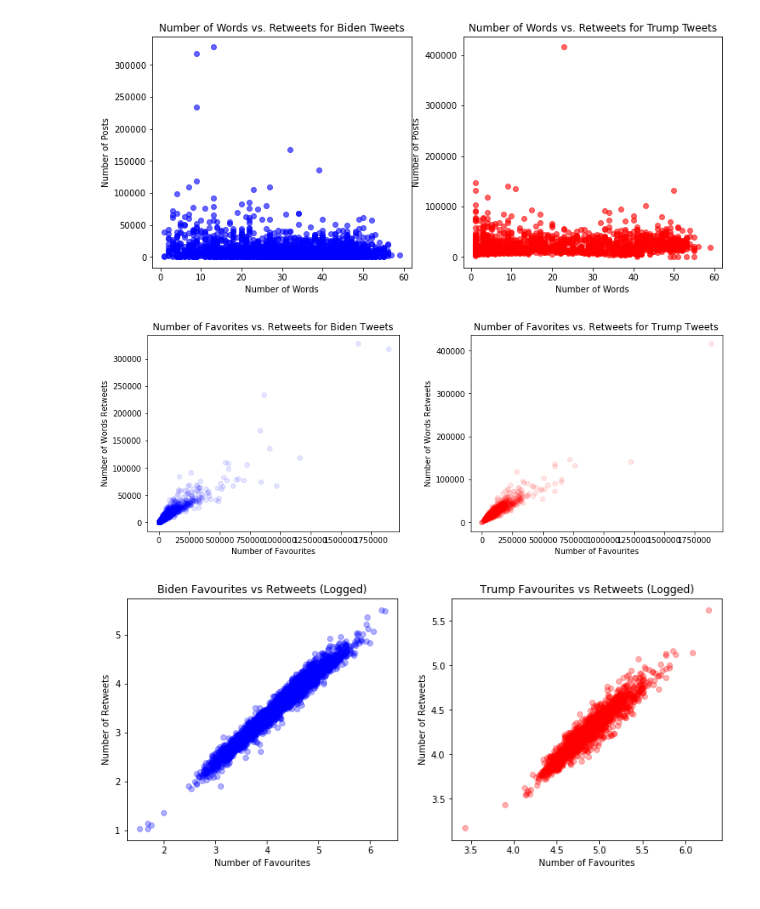
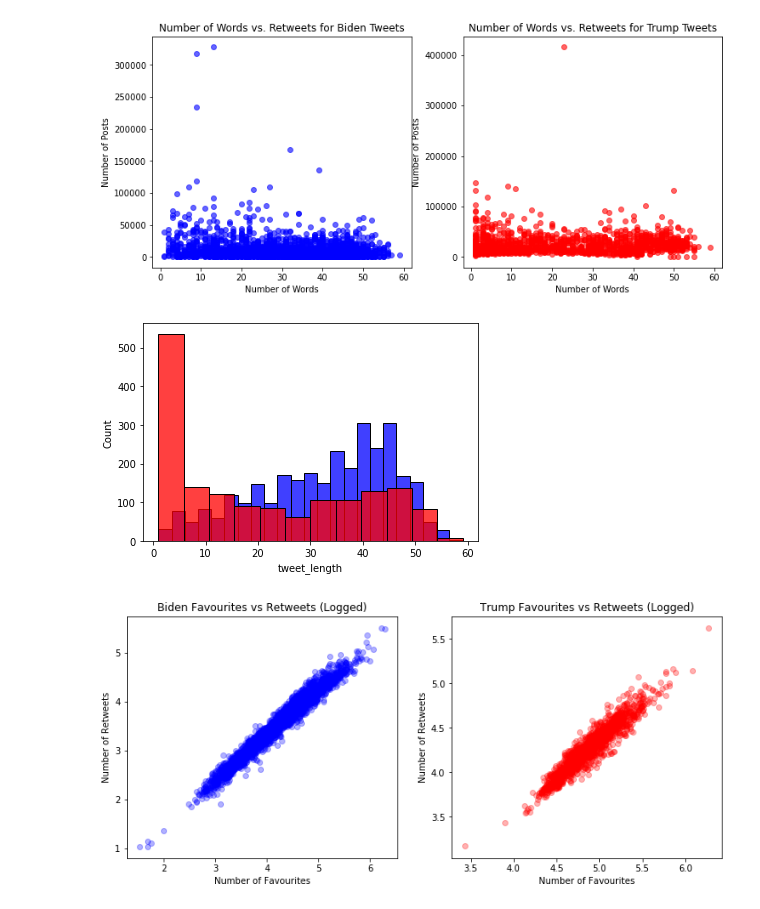
Before and after one commit to sunil-2000/Twitter-Data-Science-Project, a Jupyter notebook: phase4 FINAL (TAs Grade This).ipynb, the cells around one changed output. Drawn from its saved outputs; the diff is of its cells as text; code cells hidden in the pictures.

```diff
--- a/phase4 FINAL (TAs Grade This).ipynb
+++ b/phase4 FINAL (TAs Grade This).ipynb
@@ -518,22 +520,26 @@ plt.show()
 # %%
 # Number of Favorites vs. Retweets <- only keep log version
 
 # fig, (ax1, ax2) = plt.subplots(1, 2, figsize=(12, 5))
 
 # ax1.scatter(x = 'favourite', y = 'retweets', data = biden, alpha = 0.1, color="blue")
 # ax1.set_title("Number of Favorites vs. Retweets for Biden Tweets")
 # ax1.set_xlabel("Number of Favourites")
 # ax1.set_ylabel("Number of Words Retweets")
 
 # ax2.scatter(x = 'favourite', y = 'retweets', data = trump, alpha = 0.1, color="red")
 # ax2.set_title("Number of Favorites vs. Retweets for Trump Tweets")
 # ax2.set_xlabel("Number of Favourites")
 # ax2.set_ylabel("Number of Words Retweets")
 
 # fig.tight_layout(pad=3.0)
 # plt.show()
+# not included in cluster analysis, possibly do an analysis using tweet length
+sns.histplot(x="tweet_length", color = 'blue', data = biden)
+sns.histplot(x="tweet_length", color = 'red',data = trump)
+plt.show()
 # %% [output]
-[figure, old version]
+[figure, new version]
 # %%
 # Logged favorites vs. retweets
 
```
Also changed, not shown: parts of 18 cells of this notebook.
